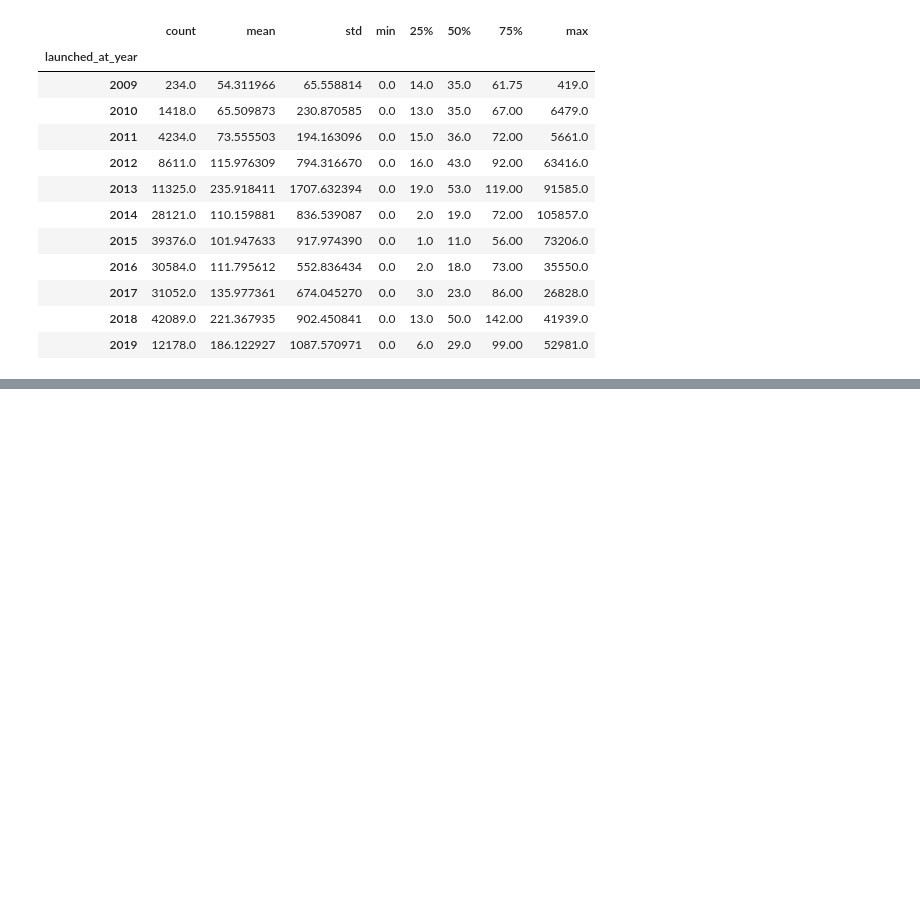
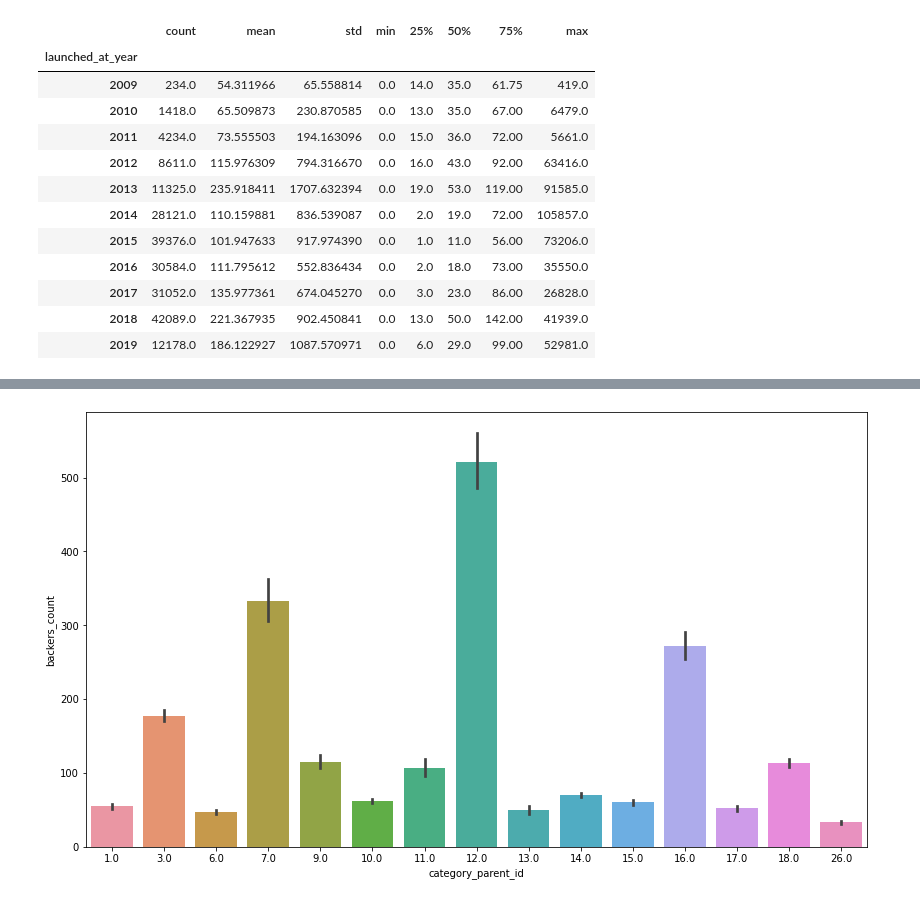
Before and after one commit to dominikmn/ds-kickstarter-project, a Jupyter notebook: 02_data_eda_daniel.ipynb, the cells around one changed output, grey strips where cells are left out. Saved outputs shown, nothing was run; the diff lists cells and outputs as text; code cells hidden in the pictures; blank space fills up the shorter version.

```diff
--- a/02_data_eda_daniel.ipynb
+++ b/02_data_eda_daniel.ipynb
@@ -159,0 +168,5 @@ sns.barplot(data=df_eda, x = df_eda.category_parent_id, y= 'backers_count', orde
+# %%
+plt.figure(figsize=(14,8))
+sns.barplot(data=df_eda, x= df_eda.category_parent_id, y=df_eda.backers_count);
+# %% [output]
+[figure, added]
```
Also changed, not shown: parts of 5 cells of this notebook.
